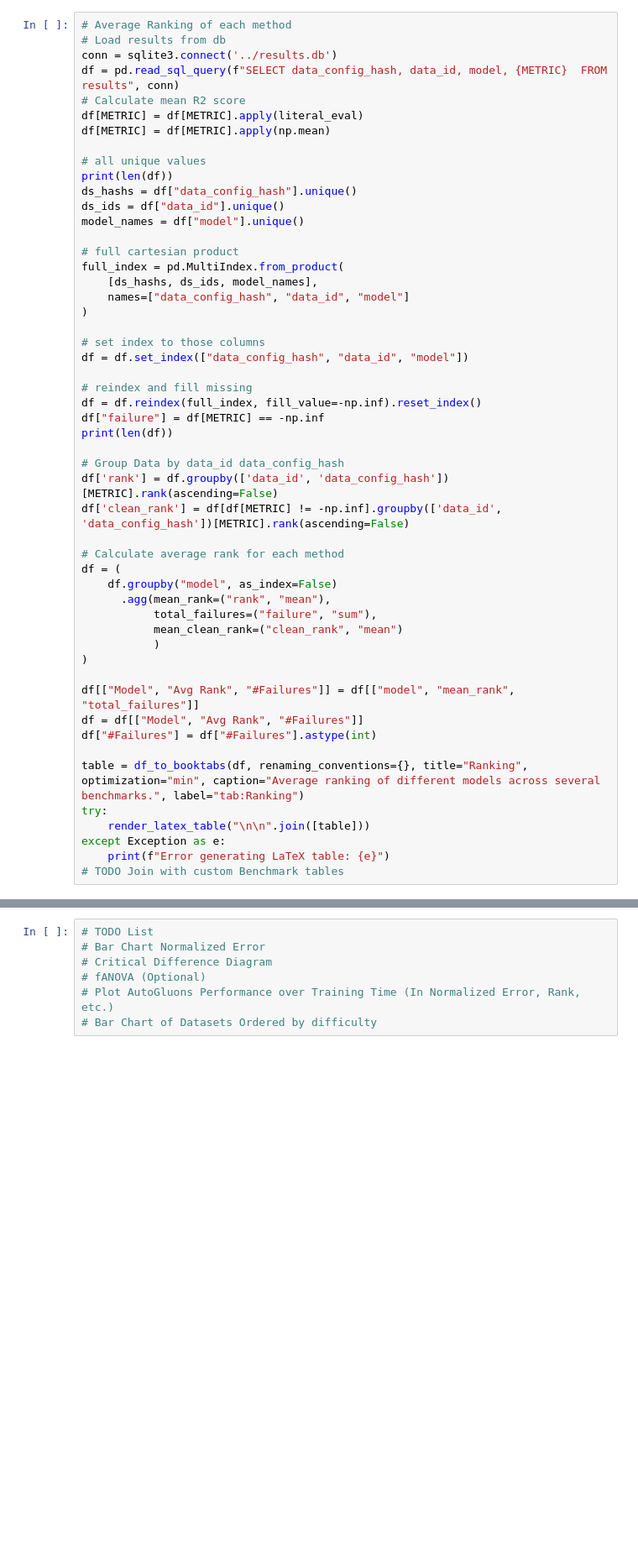
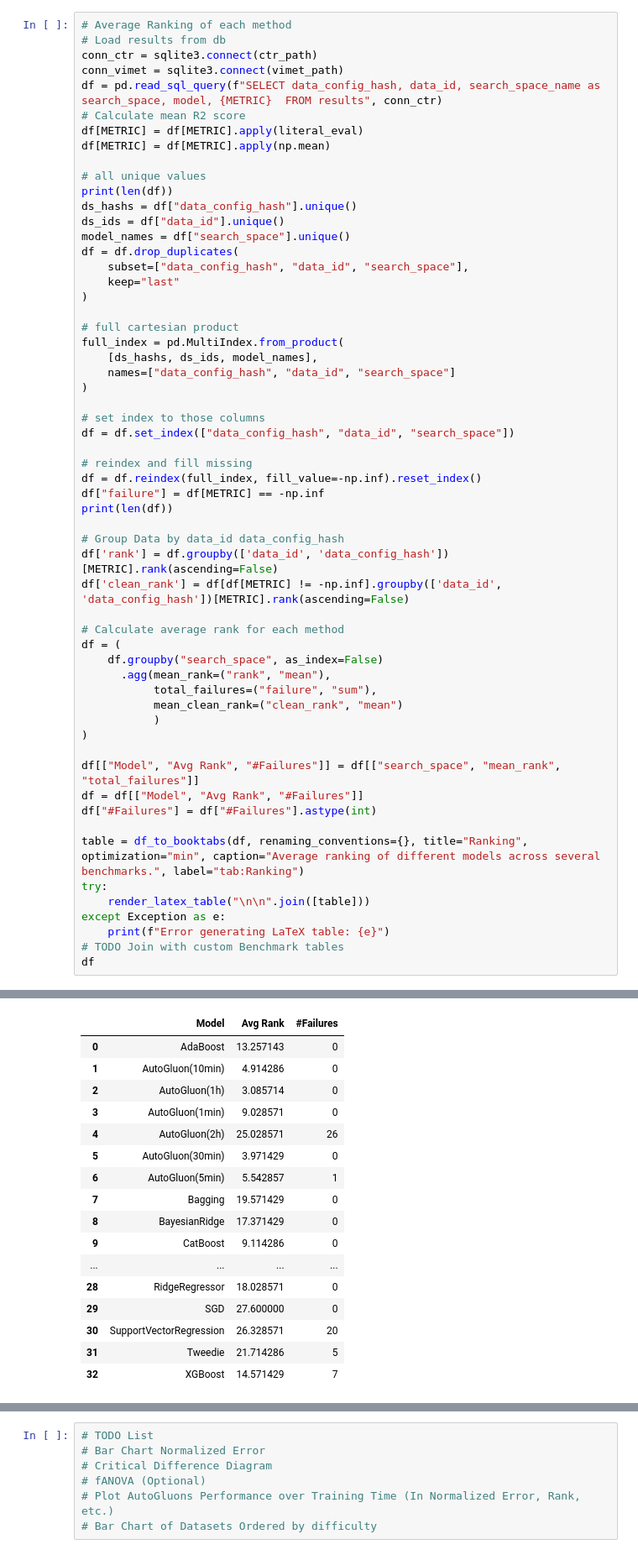
Before and after one commit to JP-SystemsX/AutoViMet, a Jupyter notebook: analysis/basics.ipynb, the cells around one changed output, grey strips where cells are left out. Shown at 84% size. Saved outputs shown, nothing was run; the diff lists cells and outputs as text; blank space fills up the shorter version.

```diff
--- a/analysis/basics.ipynb
+++ b/analysis/basics.ipynb
@@ -75,8 +85,9 @@ def render_latex_table(latex_code, output_file="output"):
 # %%
 # Average Ranking of each method
 # Load results from db
-conn = sqlite3.connect('../results.db')
-df = pd.read_sql_query(f"SELECT data_config_hash, data_id, model, {METRIC}  FROM results", conn)
+conn_ctr = sqlite3.connect(ctr_path)
+conn_vimet = sqlite3.connect(vimet_path)
+df = pd.read_sql_query(f"SELECT data_config_hash, data_id, search_space_name as search_space, model, {METRIC}  FROM results", conn_ctr)
 # Calculate mean R2 score
 df[METRIC] = df[METRIC].apply(literal_eval)
 df[METRIC] = df[METRIC].apply(np.mean)
@@ -85,16 +96,20 @@ df[METRIC] = df[METRIC].apply(np.mean)
 print(len(df))
 ds_hashs = df["data_config_hash"].unique()
 ds_ids = df["data_id"].unique()
-model_names = df["model"].unique()
+model_names = df["search_space"].unique()
+df = df.drop_duplicates(
+    subset=["data_config_hash", "data_id", "search_space"],
+    keep="last"
+)
 
 # full cartesian product
 full_index = pd.MultiIndex.from_product(
     [ds_hashs, ds_ids, model_names],
-    names=["data_config_hash", "data_id", "model"]
+    names=["data_config_hash", "data_id", "search_space"]
 )
 
 # set index to those columns
-df = df.set_index(["data_config_hash", "data_id", "model"])
+df = df.set_index(["data_config_hash", "data_id", "search_space"])
 
 # reindex and fill missing
 df = df.reindex(full_index, fill_value=-np.inf).reset_index()
@@ -107,14 +122,14 @@ df['clean_rank'] = df[df[METRIC] != -np.inf].groupby(['data_id', 'data_config_ha
 
 # Calculate average rank for each method
 df = (
-    df.groupby("model", as_index=False)
+    df.groupby("search_space", as_index=False)
       .agg(mean_rank=("rank", "mean"),
            total_failures=("failure", "sum"),
            mean_clean_rank=("clean_rank", "mean")
            )
 )
 
-df[["Model", "Avg Rank", "#Failures"]] = df[["model", "mean_rank", "total_failures"]]
+df[["Model", "Avg Rank", "#Failures"]] = df[["search_space", "mean_rank", "total_failures"]]
 df = df[["Model", "Avg Rank", "#Failures"]]
 df["#Failures"] = df["#Failures"].astype(int)
 
@@ -124,4 +139,5 @@ try:
 except Exception as e:
     print(f"Error generating LaTeX table: {e}")
 # TODO Join with custom Benchmark tables
+df
 # %% [output]
@@ -144,0 +148,17 @@ Error generating LaTeX table: Command '['latexmk', '--pdf', '--interaction=nonst
+|  | Model | Avg Rank | #Failures |
+| 0 | AdaBoost | 13.257143 | 0 |
+| 1 | AutoGluon(10min) | 4.914286 | 0 |
+| 2 | AutoGluon(1h) | 3.085714 | 0 |
+| 3 | AutoGluon(1min) | 9.028571 | 0 |
+| 4 | AutoGluon(2h) | 25.028571 | 26 |
+| 5 | AutoGluon(30min) | 3.971429 | 0 |
+| 6 | AutoGluon(5min) | 5.542857 | 1 |
+| 7 | Bagging | 19.571429 | 0 |
+| 8 | BayesianRidge | 17.371429 | 0 |
+| 9 | CatBoost | 9.114286 | 0 |
+| ... | ... | ... | ... |
+| 28 | RidgeRegressor | 18.028571 | 0 |
+| 29 | SGD | 27.600000 | 0 |
+| 30 | SupportVectorRegression | 26.328571 | 20 |
+| 31 | Tweedie | 21.714286 | 5 |
+| 32 | XGBoost | 14.571429 | 7 |
```
Also changed, not shown: parts of 5 cells of this notebook, 6 other files.
